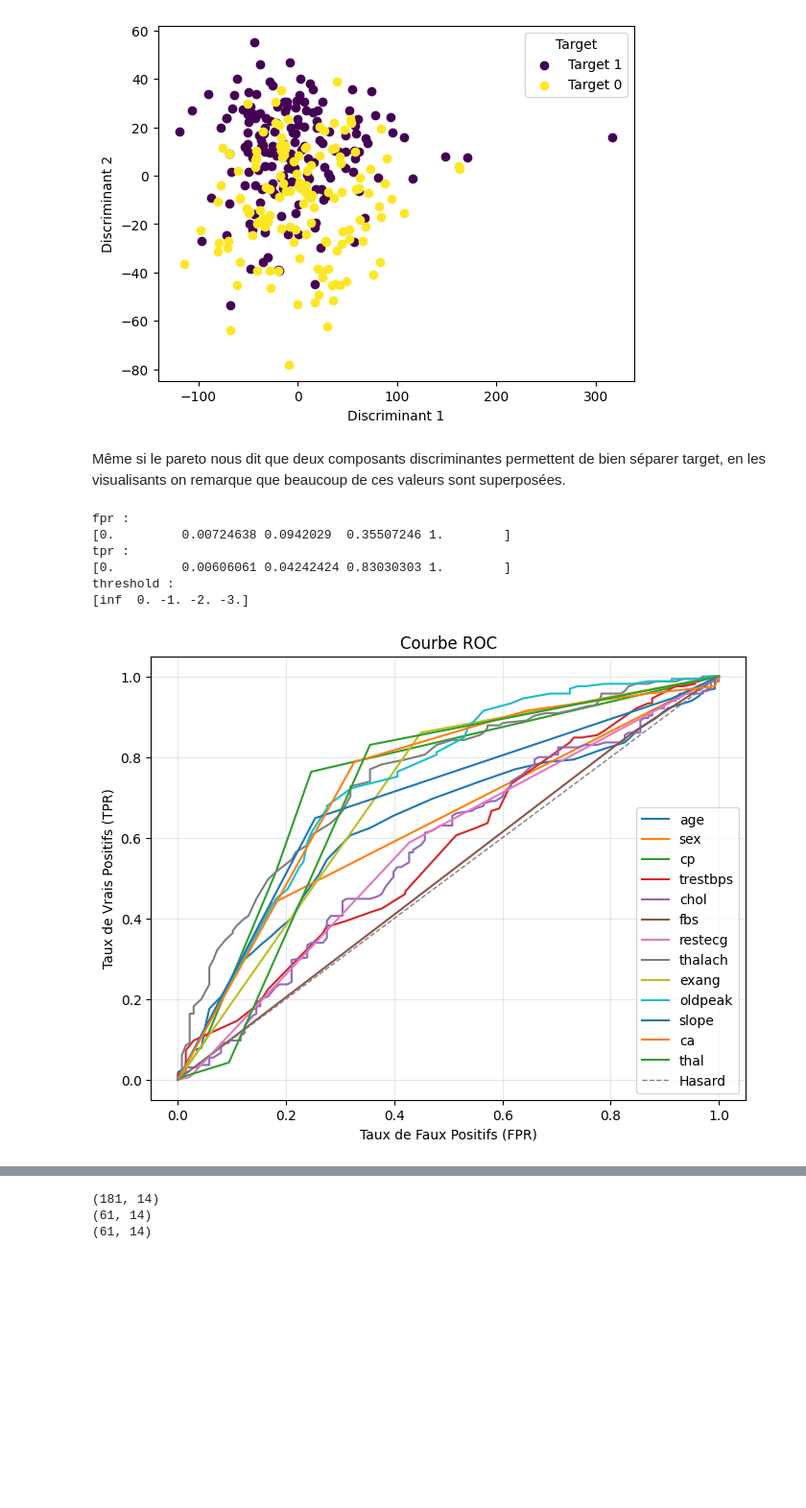
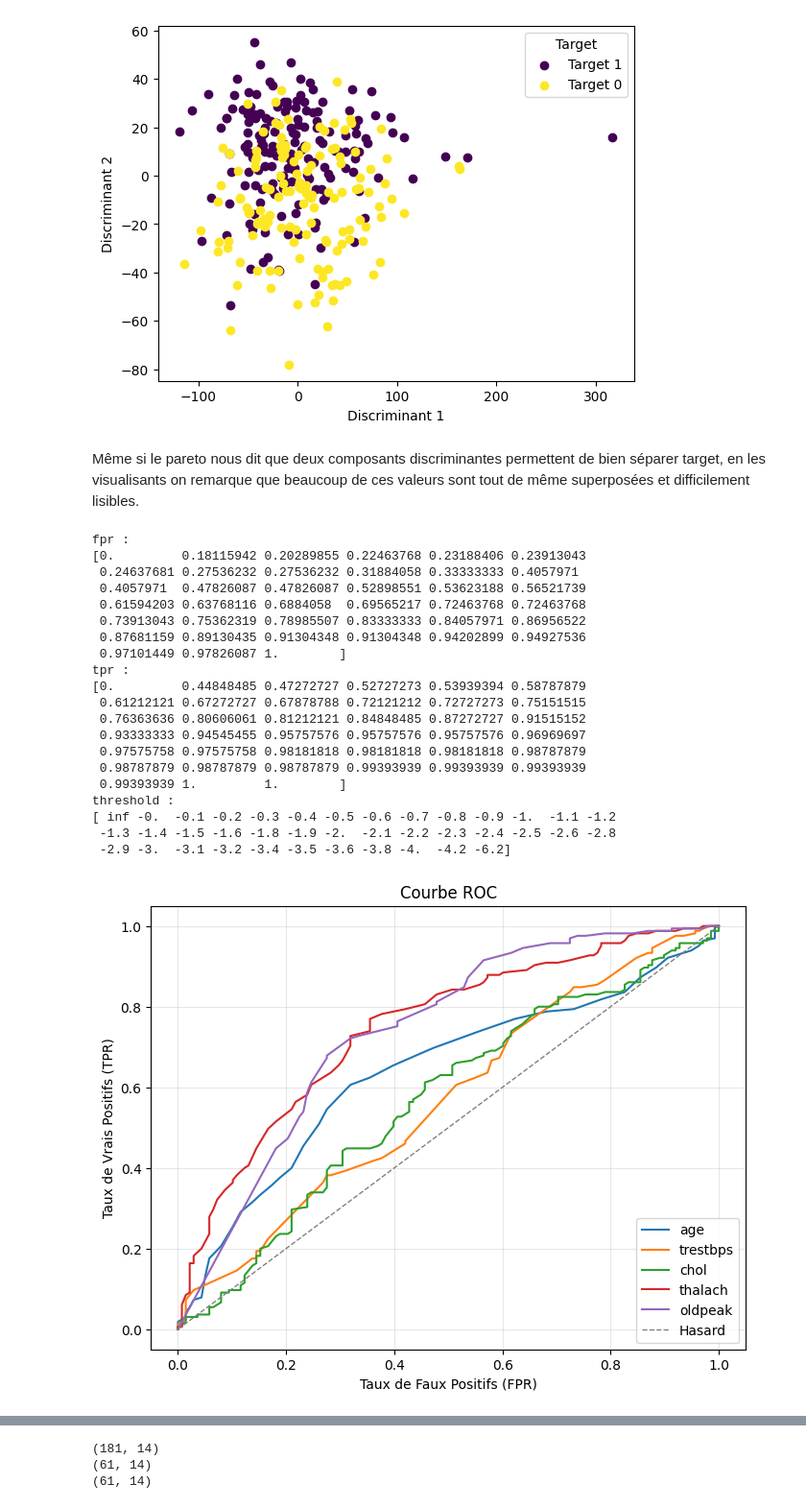
Before and after one commit to prichert17/Apprentissage_automatique_arbre_decision, a Jupyter notebook: main.ipynb, the cells around one changed output, grey strips where cells are left out. Shown at 96% size. Drawn from its saved outputs; the diff is of its cells as text; code cells hidden in the pictures; blank space fills up the shorter version.

```diff
--- a/main.ipynb
+++ b/main.ipynb
@@ -25,6 +25,10 @@ from sklearn.metrics import recall_score
 
 X = pd.read_excel("heart.xlsx",sheet_name=0,header=0)
 X = X.drop(X.columns[0], axis=1)
+
+categorical_cols = ['sex', 'cp', 'fbs', 'restecg', 'exang', 'slope', 'ca', 'thal', 'target']
+X[categorical_cols] = X[categorical_cols].astype('category')
+
 print(X.shape)
 
 T = X.describe()  #on représente les statistiques descriptives
@@ -152,13 +147,14 @@ plt.show()
 # %% [output]
 [figure]
 # %% [markdown]
-Même si le pareto nous dit que deux composants discriminantes permettent de bien séparer target, en les visualisants on remarque que beaucoup de ces valeurs sont superposées.
+Même si le pareto nous dit que deux composants discriminantes permettent de bien séparer target, en les visualisants on remarque que beaucoup de ces valeurs sont tout de même superposées et difficilement lisibles.
 # %%
-#on va faire la courbe ROC avec roc_curve
+#on va hacer la courbe ROC avec roc_curve (solo variables numéricas)
 plt.figure(figsize=(8, 6))
-y_true = X1['target']
-for i in range(13):
-    y_score =  X1.iloc[:,i]
+y_true = X1['target'].cat.codes  # Convertir categoría a código numérico
+X_numeric = X1.select_dtypes(include=['number'])
+for i in range(len(X_numeric.columns)):
+    y_score = X_numeric.iloc[:,i]
     auc = (roc_auc_score(y_true, y_score))
     #fpr, tpr, threshold = roc_curve(y_true, y_score, pos_label=1)
 
@@ -170,37 +166,51 @@ for i in range(13):
     #pos_label =1 signifie que 1 est le label positif (non défectueux)
 
     # Tracé de la courbe ROC
-    plt.plot(fpr, tpr, label = X1.columns[i])
+    plt.plot(fpr, tpr, label = X_numeric.columns[i])
 plt.xlabel('Taux de Faux Positifs (FPR)')
 plt.ylabel('Taux de Vrais Positifs (TPR)')
 plt.title('Courbe ROC')
 plt.legend(loc='lower right')
 plt.grid(alpha=0.3)
 
 
 
 #fpr, tpr, threshold = roc_curve(y_true, Xacp, pos_label=1)
 #plt.plot(fpr, tpr, label = X1.columns[i])
 plt.plot([0, 1], [0, 1], color='gray', linestyle='--', lw=1, label='Hasard')
 plt.xlabel('Taux de Faux Positifs (FPR)')
 plt.ylabel('Taux de Vrais Positifs (TPR)')
 plt.title('Courbe ROC')
 plt.legend(loc='lower right')
 plt.grid(alpha=0.3)
 
 print("fpr : ")
 print(fpr)
 print("tpr : ")
 print(tpr)
 print("threshold : ")
 print(threshold)
 
 plt.show()
 # %% [output]
 fpr :
-[0.         0.00724638 0.0942029  0.35507246 1.        ]
+[0.         0.18115942 0.20289855 0.22463768 0.23188406 0.23913043
+ 0.24637681 0.27536232 0.27536232 0.31884058 0.33333333 0.4057971
+ 0.4057971  0.47826087 0.47826087 0.52898551 0.53623188 0.56521739
+ 0.61594203 0.63768116 0.6884058  0.69565217 0.72463768 0.72463768
+ 0.73913043 0.75362319 0.78985507 0.83333333 0.84057971 0.86956522
+ 0.87681159 0.89130435 0.91304348 0.91304348 0.94202899 0.94927536
+ 0.97101449 0.97826087 1.        ]
 tpr :
-[0.         0.00606061 0.04242424 0.83030303 1.        ]
+[0.         0.44848485 0.47272727 0.52727273 0.53939394 0.58787879
+ 0.61212121 0.67272727 0.67878788 0.72121212 0.72727273 0.75151515
+ 0.76363636 0.80606061 0.81212121 0.84848485 0.87272727 0.91515152
+ 0.93333333 0.94545455 0.95757576 0.95757576 0.95757576 0.96969697
+ 0.97575758 0.97575758 0.98181818 0.98181818 0.98181818 0.98787879
+ 0.98787879 0.98787879 0.98787879 0.99393939 0.99393939 0.99393939
+ 0.99393939 1.         1.        ]
 threshold :
-[inf  0. -1. -2. -3.]
+[ inf -0.  -0.1 -0.2 -0.3 -0.4 -0.5 -0.6 -0.7 -0.8 -0.9 -1.  -1.1 -1.2
+ -1.3 -1.4 -1.5 -1.6 -1.8 -1.9 -2.  -2.1 -2.2 -2.3 -2.4 -2.5 -2.6 -2.8
+ -2.9 -3.  -3.1 -3.2 -3.4 -3.5 -3.6 -3.8 -4.  -4.2 -6.2]
-[figure, old version]
+[figure, new version]
```
Also changed, not shown: parts of 16 cells of this notebook.
